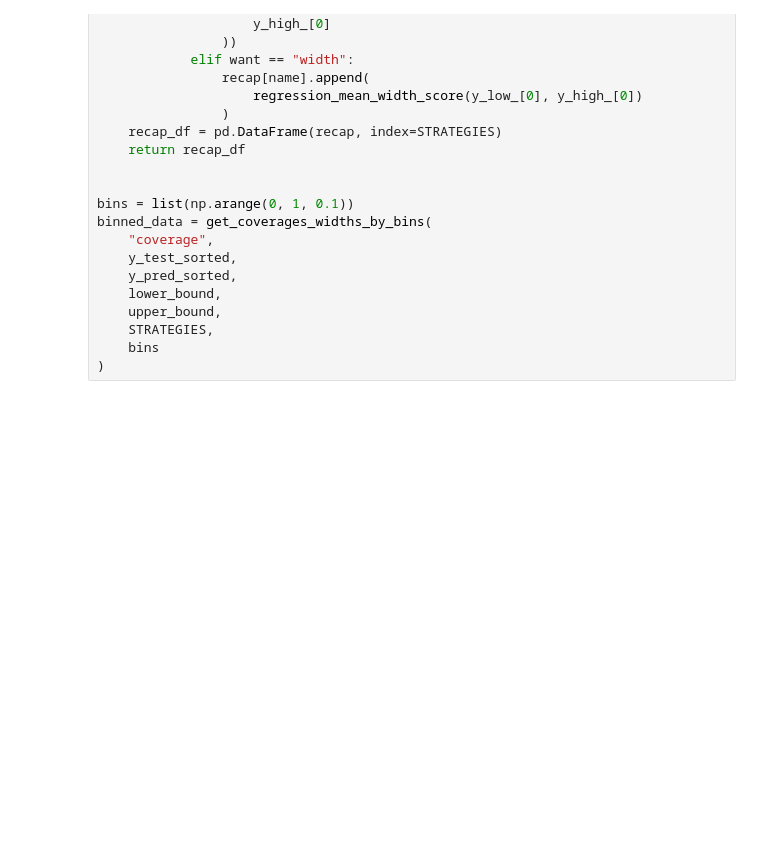
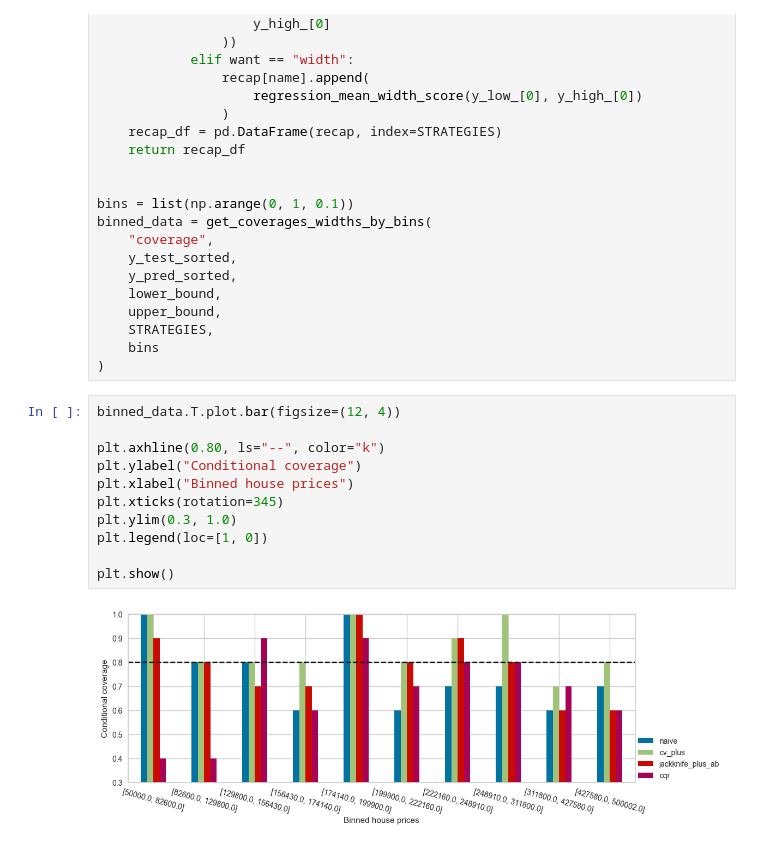
Before and after one commit to joakor89/conformal_prediction, a Jupyter notebook: chap_07/CPFR.ipynb, the cells around one changed output. Saved outputs shown, nothing was run; the diff lists cells and outputs as text; blank space fills up the shorter version.

```diff
--- a/chap_07/CPFR.ipynb
+++ b/chap_07/CPFR.ipynb
@@ -807,3 +807,16 @@ binned_data = get_coverages_widths_by_bins(
     STRATEGIES,
     bins
 )
+# %%
+binned_data.T.plot.bar(figsize=(12, 4))
+
+plt.axhline(0.80, ls="--", color="k")
+plt.ylabel("Conditional coverage")
+plt.xlabel("Binned house prices")
+plt.xticks(rotation=345)
+plt.ylim(0.3, 1.0)
+plt.legend(loc=[1, 0])
+
+plt.show()
+# %% [output]
+[figure, added]
```
Also changed, not shown: parts of 1 cell of this notebook.
